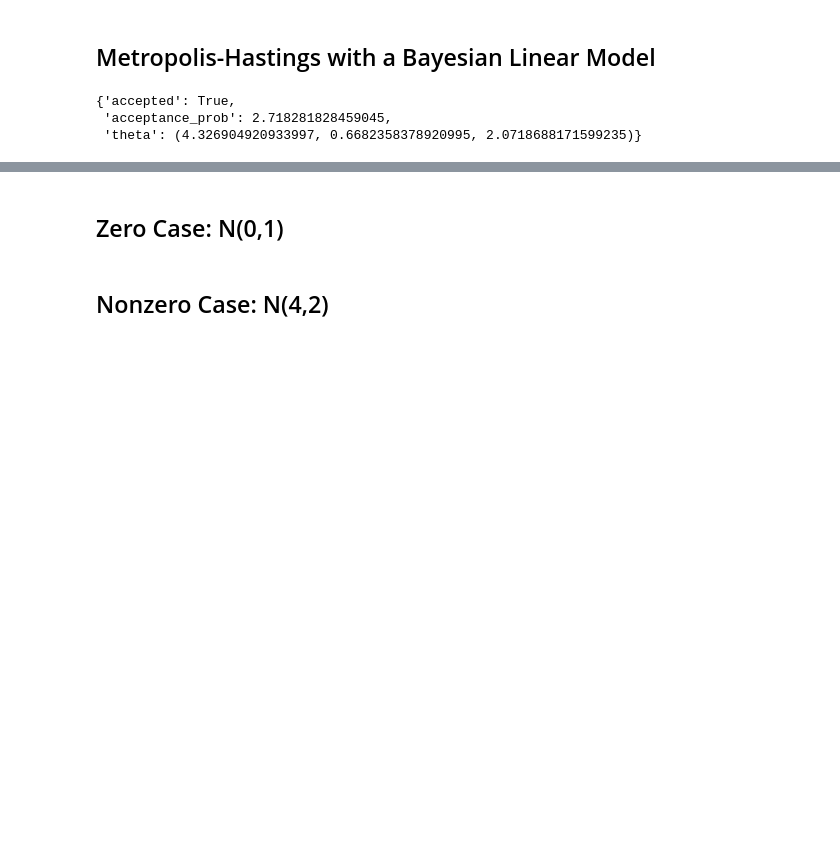
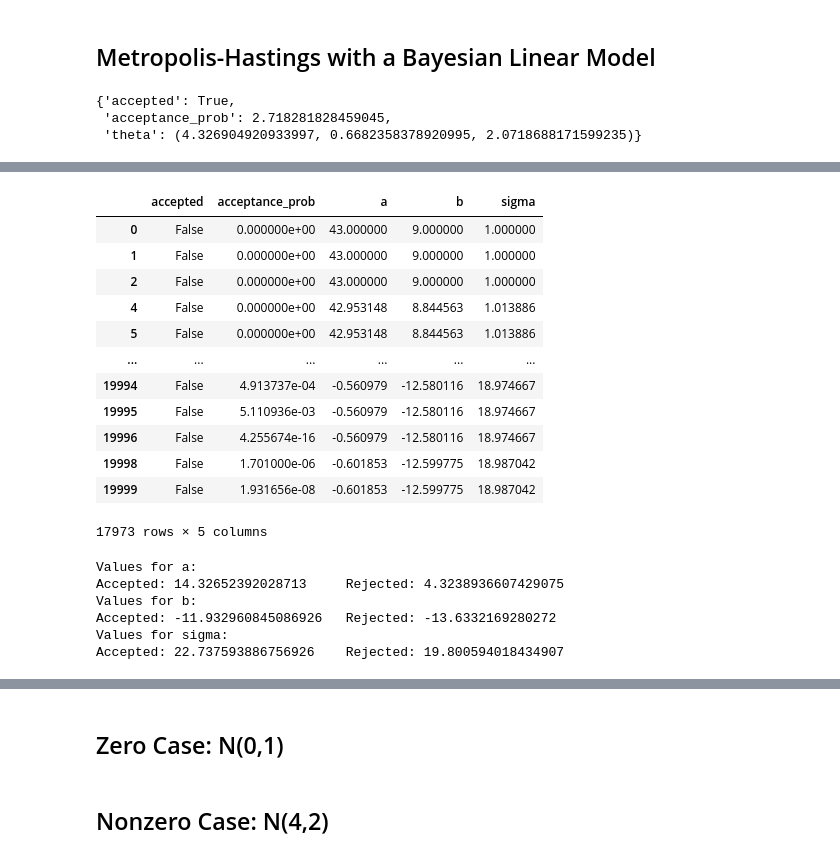
Before and after one commit to SeanSteinle/stat778-final, a Jupyter notebook: notebooks/simulation_study.ipynb, the cells around one changed output, grey strips where cells are left out. Cells and saved outputs as stored; diff of their text form; code cells hidden in the pictures; blank space fills up the shorter version.

```diff
--- a/notebooks/simulation_study.ipynb
+++ b/notebooks/simulation_study.ipynb
@@ -117,0 +133,26 @@ SyntaxError: 'break' outside loop (<ipython-input-6-6aaf1f276005>, line 1)
+# %%
+rejected
+# %% [output]
+|  | accepted | acceptance_prob | a | b | sigma |
+| 0 | False | 0.000000e+00 | 43.000000 | 9.000000 | 1.000000 |
+| 1 | False | 0.000000e+00 | 43.000000 | 9.000000 | 1.000000 |
+| 2 | False | 0.000000e+00 | 43.000000 | 9.000000 | 1.000000 |
+| 4 | False | 0.000000e+00 | 42.953148 | 8.844563 | 1.013886 |
+| 5 | False | 0.000000e+00 | 42.953148 | 8.844563 | 1.013886 |
+| ... | ... | ... | ... | ... | ... |
+| 19994 | False | 4.913737e-04 | -0.560979 | -12.580116 | 18.974667 |
+| 19995 | False | 5.110936e-03 | -0.560979 | -12.580116 | 18.974667 |
+| 19996 | False | 4.255674e-16 | -0.560979 | -12.580116 | 18.974667 |
+| 19998 | False | 1.701000e-06 | -0.601853 | -12.599775 | 18.987042 |
+| 19999 | False | 1.931656e-08 | -0.601853 | -12.599775 | 18.987042 |
+17973 rows × 5 columns
+# %%
+for param in ['a','b','sigma']:
+    print(f"Values for {param}:\nAccepted: {accepted[param].mean()}\tRejected: {rejected[param].mean()}")
+# %% [output]
+Values for a:
+Accepted: 14.32652392028713     Rejected: 4.3238936607429075
+Values for b:
+Accepted: -11.932960845086926   Rejected: -13.6332169280272
+Values for sigma:
+Accepted: 22.737593886756926    Rejected: 19.800594018434907
```
Also changed, not shown: parts of 18 cells of this notebook, 7 other files.
